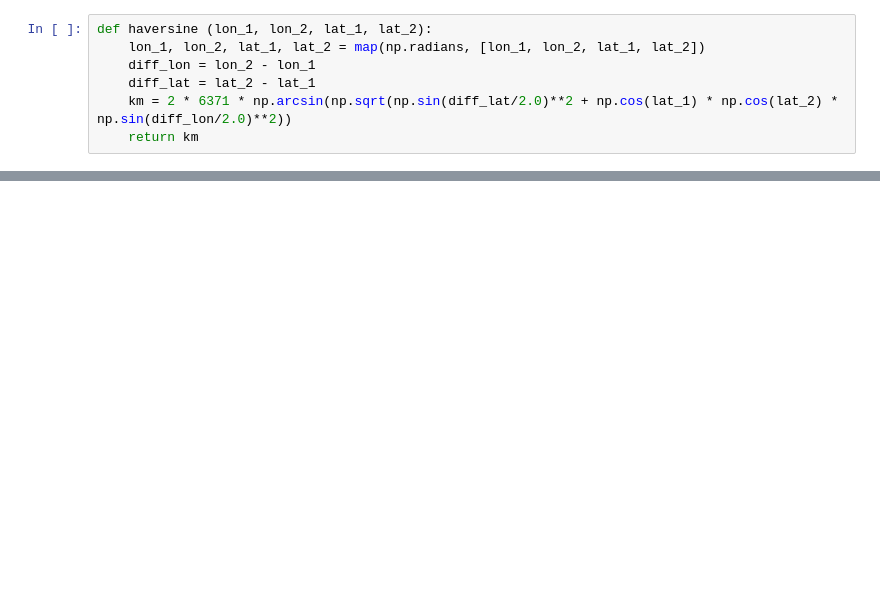
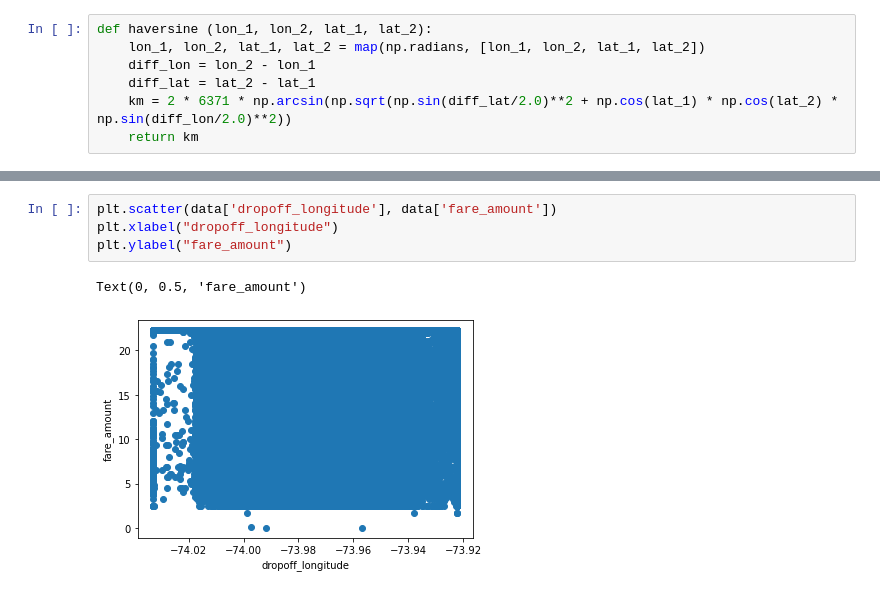
Before and after one commit to SumedhaZaware/Machine-Learning-SPPU-2019-Pattern, a Jupyter notebook: Assignment-1/Assignment-1.ipynb, the cells around one changed output, grey strips where cells are left out. Cells and saved outputs as stored; diff of their text form; blank space fills up the shorter version.

```diff
--- a/Assignment-1/Assignment-1.ipynb
+++ b/Assignment-1/Assignment-1.ipynb
@@ -363,0 +401,7 @@ rf.score(X_test, y_test)
+# %%
+plt.scatter(data['dropoff_longitude'], data['fare_amount'])
+plt.xlabel("dropoff_longitude")
+plt.ylabel("fare_amount")
+# %% [output]
+Text(0, 0.5, 'fare_amount')
+[figure, added]
```
Also changed, not shown: parts of 109 cells of this notebook.
